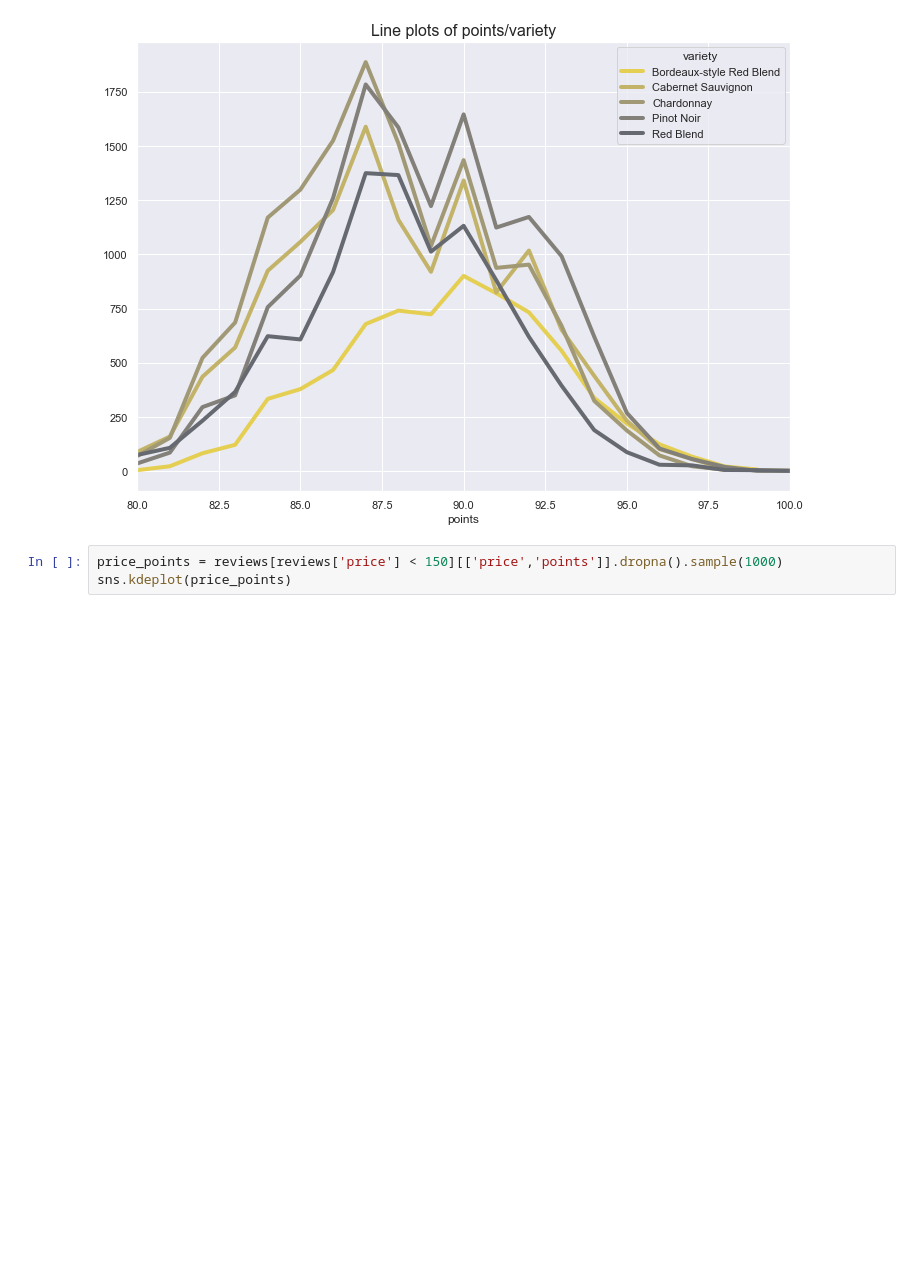
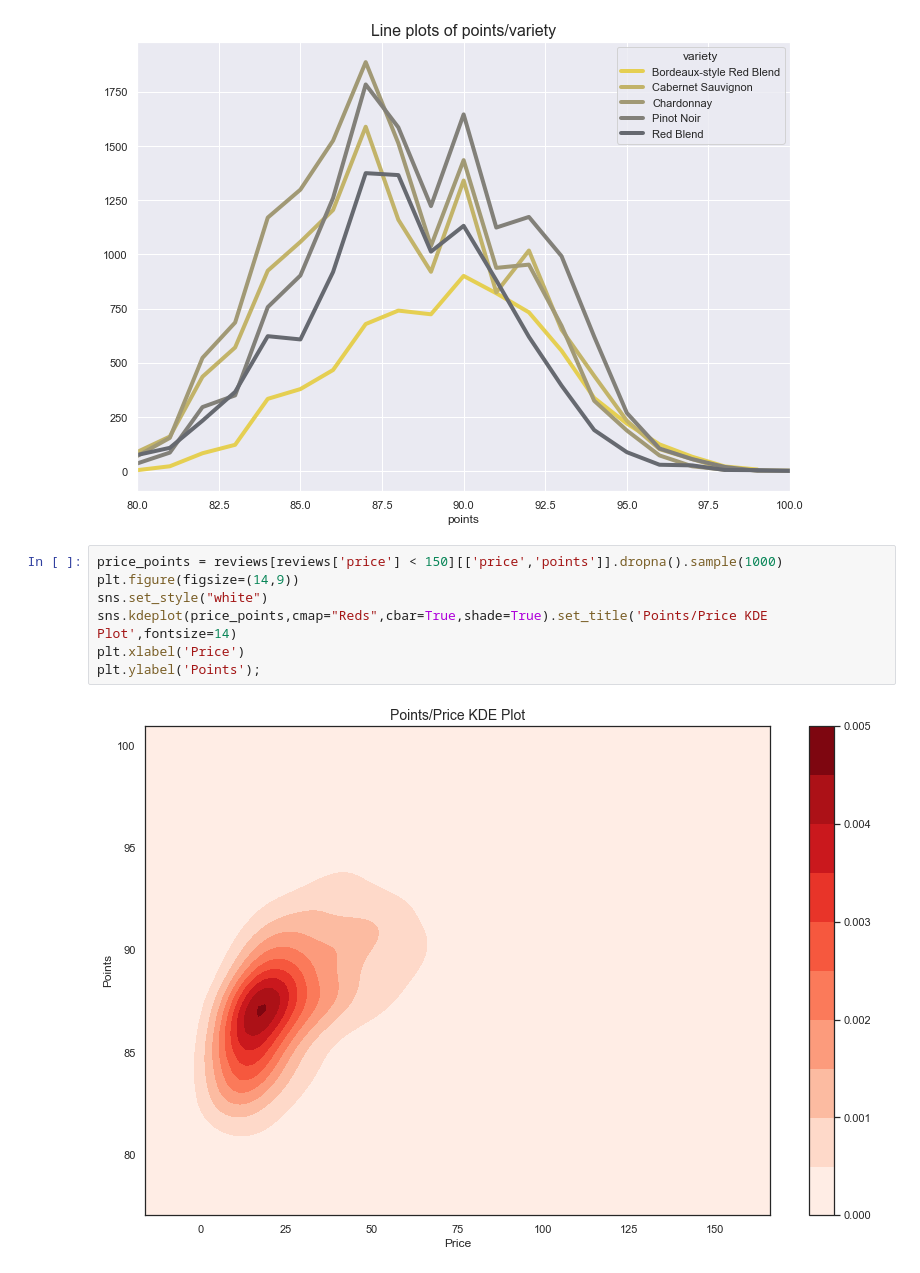
Before and after one commit to JakubPluta/EDA-ML, a Jupyter notebook: Visualisation.ipynb, the cells around one changed output. Cells and saved outputs as stored; diff of their text form; blank space fills up the shorter version.

```diff
--- a/Visualisation.ipynb
+++ b/Visualisation.ipynb
@@ -280,4 +280,10 @@ wine_counts.plot(kind='line',color=c3,linewidth=4).set_title('Line plots of poin
 [figure]
 # %%
 price_points = reviews[reviews['price'] < 150][['price','points']].dropna().sample(1000)
-sns.kdeplot(price_points)
+plt.figure(figsize=(14,9))
+sns.set_style("white")
+sns.kdeplot(price_points,cmap="Reds",cbar=True,shade=True).set_title('Points/Price KDE Plot',fontsize=14)
+plt.xlabel('Price')
+plt.ylabel('Points');
+# %% [output]
+[figure, added]
```
Also changed, not shown: parts of 2 cells of this notebook.
